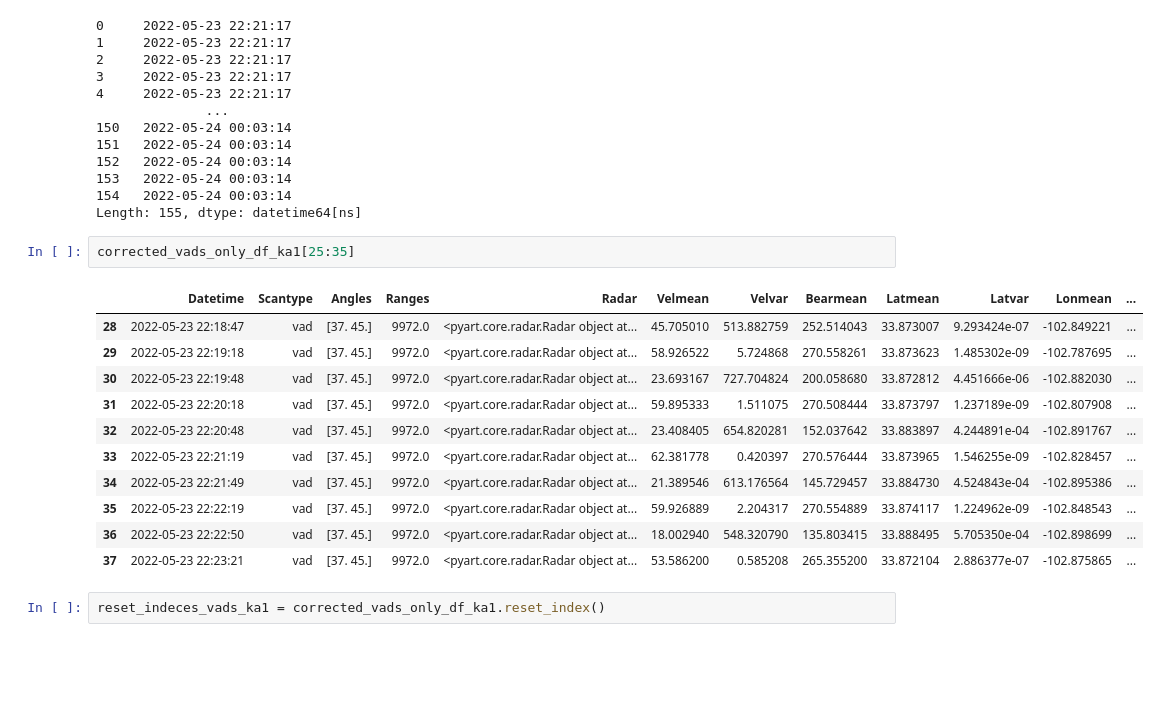
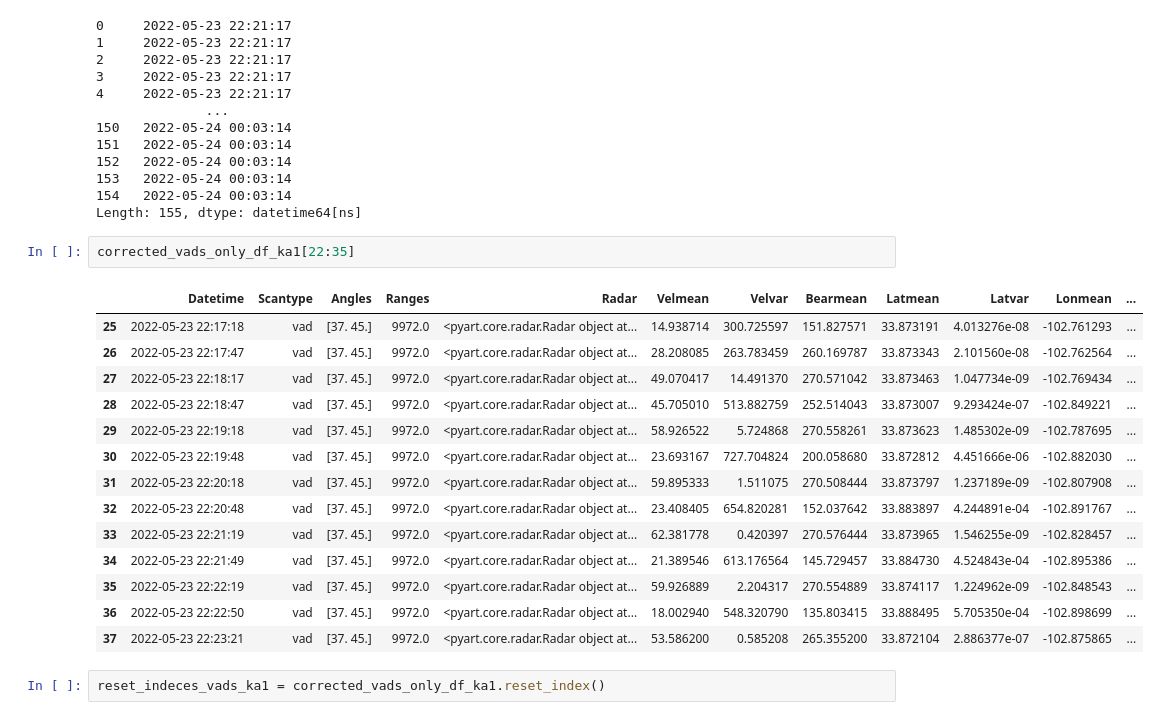
Before and after one commit to JuliaBuhrman/research2024, a Jupyter notebook: identify_vads.ipynb, the cells around one changed output. Cells and saved outputs as stored; diff of their text form; blank space fills up the shorter version.

```diff
--- a/identify_vads.ipynb
+++ b/identify_vads.ipynb
@@ -284,9 +284,12 @@ series_tobac_times
 154   2022-05-24 00:03:14
 Length: 155, dtype: datetime64[ns]
 # %%
-corrected_vads_only_df_ka1[25:35]
+corrected_vads_only_df_ka1[22:35]
 # %% [output]
 |  | Datetime | Scantype | Angles | Ranges | Radar | Velmean | Velvar | Bearmean | Latmean | Latvar | Lonmean | ... |
+| 25 | 2022-05-23 22:17:18 | vad | [37. 45.] | 9972.0 | <pyart.core.radar.Radar object at... | 14.938714 | 300.725597 | 151.827571 | 33.873191 | 4.013276e-08 | -102.761293 | ... |
+| 26 | 2022-05-23 22:17:47 | vad | [37. 45.] | 9972.0 | <pyart.core.radar.Radar object at... | 28.208085 | 263.783459 | 260.169787 | 33.873343 | 2.101560e-08 | -102.762564 | ... |
+| 27 | 2022-05-23 22:18:17 | vad | [37. 45.] | 9972.0 | <pyart.core.radar.Radar object at... | 49.070417 | 14.491370 | 270.571042 | 33.873463 | 1.047734e-09 | -102.769434 | ... |
 | 28 | 2022-05-23 22:18:47 | vad | [37. 45.] | 9972.0 | <pyart.core.radar.Radar object at... | 45.705010 | 513.882759 | 252.514043 | 33.873007 | 9.293424e-07 | -102.849221 | ... |
 | 29 | 2022-05-23 22:19:18 | vad | [37. 45.] | 9972.0 | <pyart.core.radar.Radar object at... | 58.926522 | 5.724868 | 270.558261 | 33.873623 | 1.485302e-09 | -102.787695 | ... |
 | 30 | 2022-05-23 22:19:48 | vad | [37. 45.] | 9972.0 | <pyart.core.radar.Radar object at... | 23.693167 | 727.704824 | 200.058680 | 33.872812 | 4.451666e-06 | -102.882030 | ... |
```
Also changed, not shown: parts of 49 cells of this notebook.
